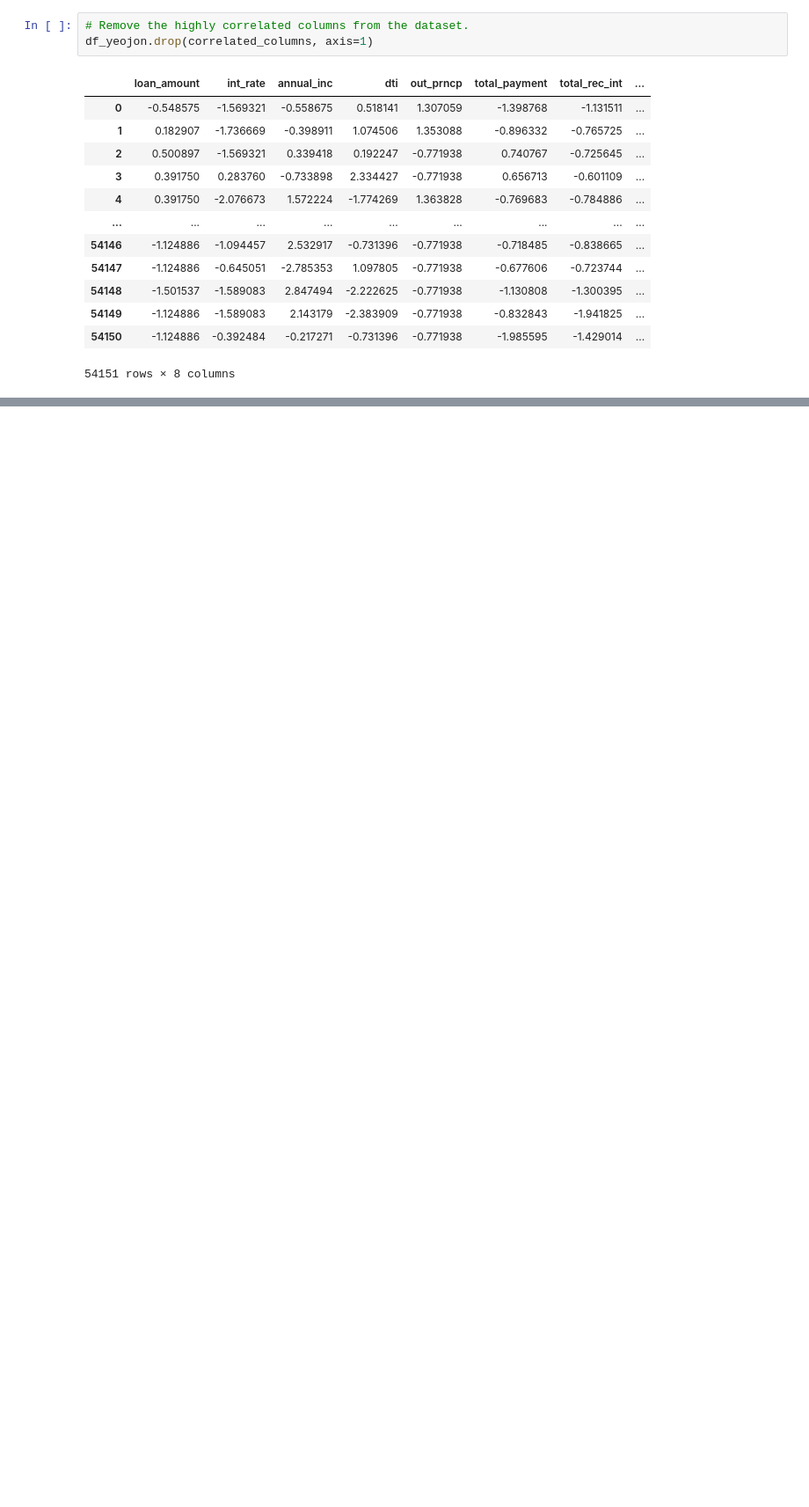
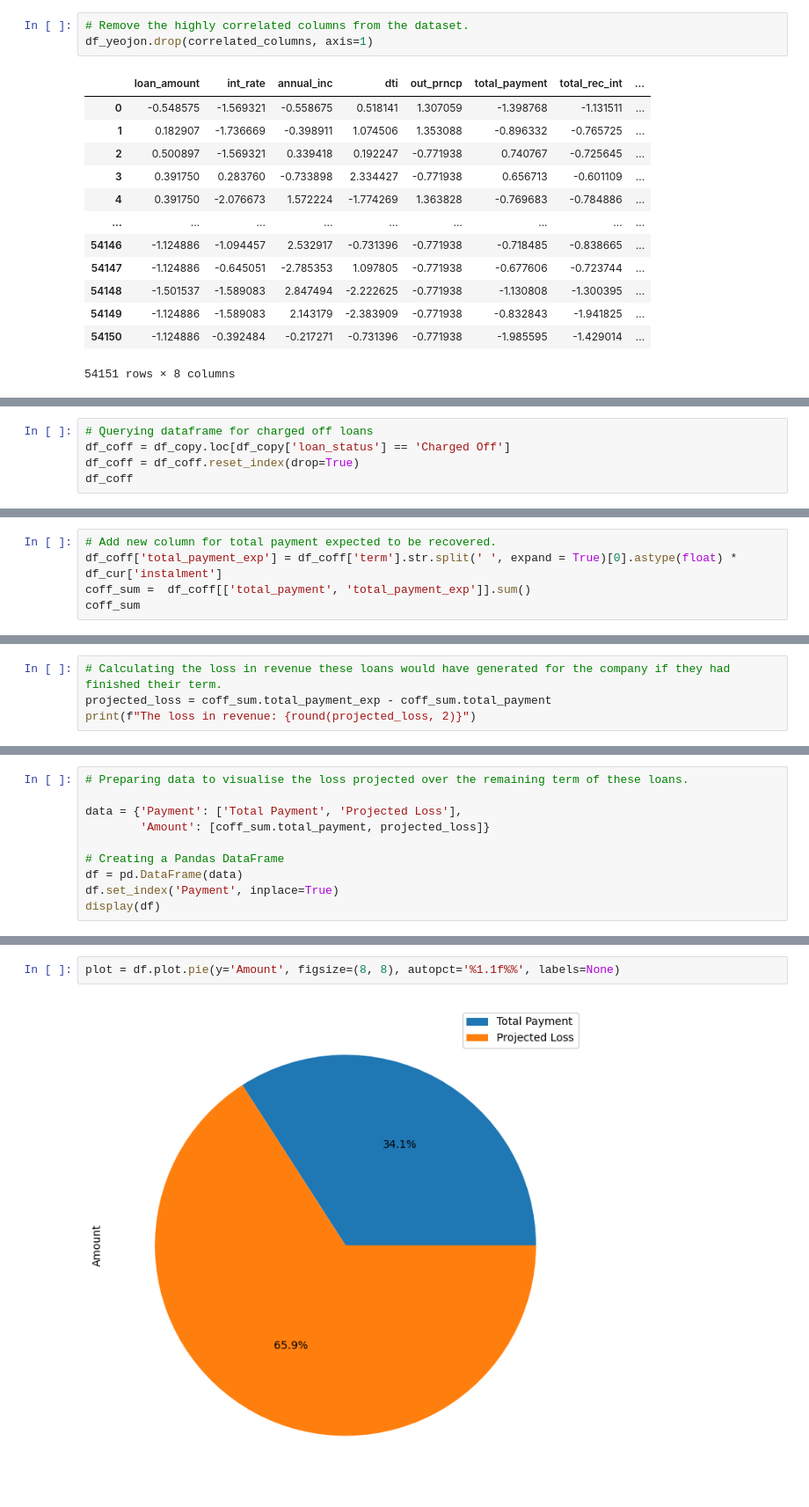
Before and after one commit to ebirien/exploratory-data-analysis---customer-loans-in-finance565, a Jupyter notebook: eda.ipynb, the cells around one changed output, grey strips where cells are left out. Shown at 88% size. Saved outputs shown, nothing was run; the diff lists cells and outputs as text; blank space fills up the shorter version.

```diff
--- a/eda.ipynb
+++ b/eda.ipynb
@@ -425,0 +556,5 @@ df_yeojon.drop(correlated_columns, axis=1)
+# %%
+# Querying dataframe for charged off loans
+df_coff = df_copy.loc[df_copy['loan_status'] == 'Charged Off']
+df_coff = df_coff.reset_index(drop=True)
+df_coff
@@ -425,0 +592,5 @@ df_yeojon.drop(correlated_columns, axis=1)
+# %%
+# Add new column for total payment expected to be recovered.
+df_coff['total_payment_exp'] = df_coff['term'].str.split(' ', expand = True)[0].astype(float) * df_cur['instalment']
+coff_sum =  df_coff[['total_payment', 'total_payment_exp']].sum()
+coff_sum
@@ -425,0 +601,4 @@ df_yeojon.drop(correlated_columns, axis=1)
+# %%
+# Calculating the loss in revenue these loans would have generated for the company if they had finished their term.
+projected_loss = coff_sum.total_payment_exp - coff_sum.total_payment
+print(f"The loss in revenue: {round(projected_loss, 2)}")
@@ -425,0 +607,10 @@ df_yeojon.drop(correlated_columns, axis=1)
+# %%
+# Preparing data to visualise the loss projected over the remaining term of these loans.
+
+data = {'Payment': ['Total Payment', 'Projected Loss'],
+        'Amount': [coff_sum.total_payment, projected_loss]}
+
+# Creating a Pandas DataFrame
+df = pd.DataFrame(data)
+df.set_index('Payment', inplace=True)
+display(df)
@@ -425,0 +622,4 @@ df_yeojon.drop(correlated_columns, axis=1)
+# %%
+plot = df.plot.pie(y='Amount', figsize=(8, 8), autopct='%1.1f%%', labels=None)
+# %% [output]
+[figure, added]
```
Also changed, not shown: parts of 49 cells of this notebook.
